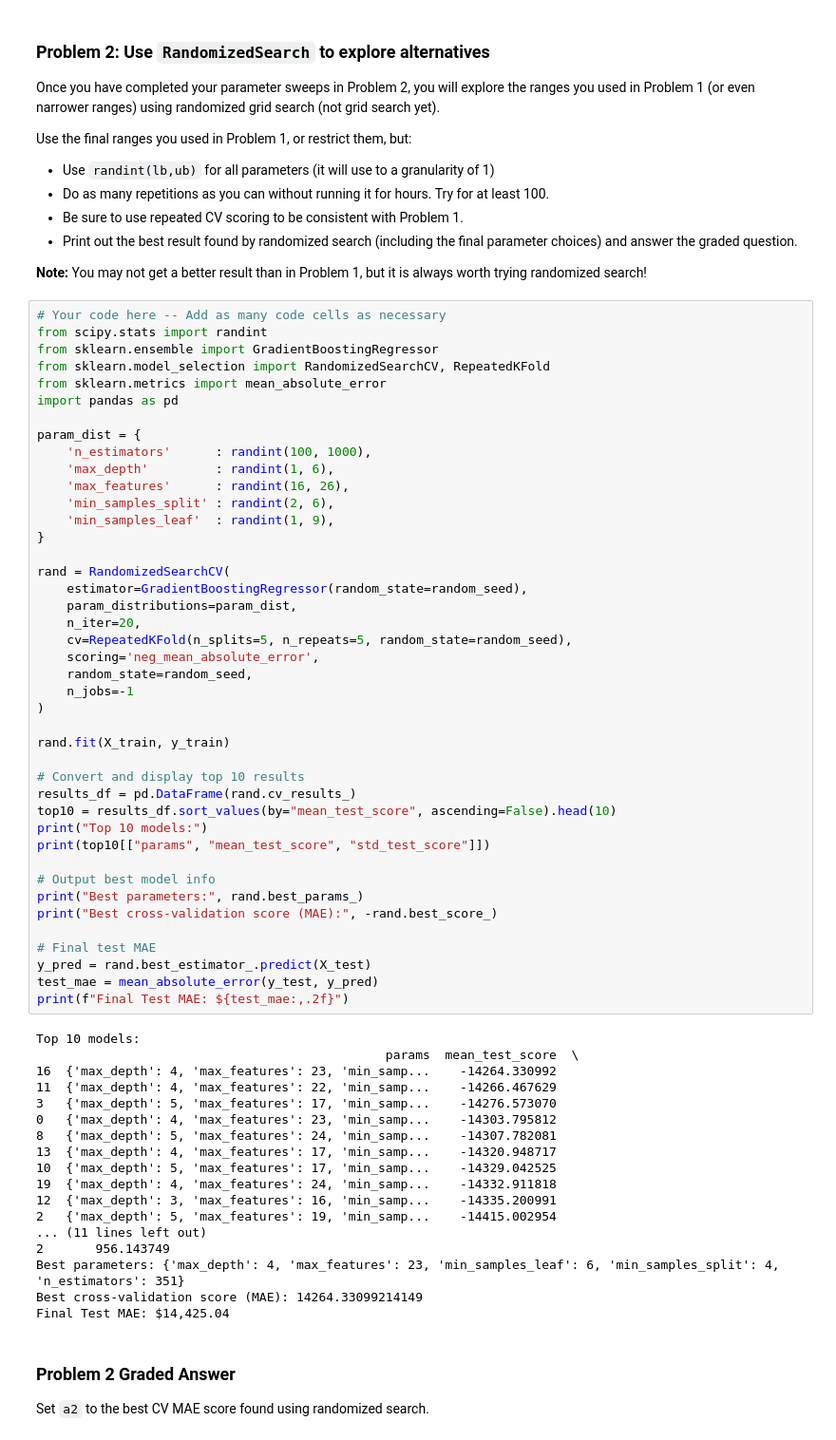
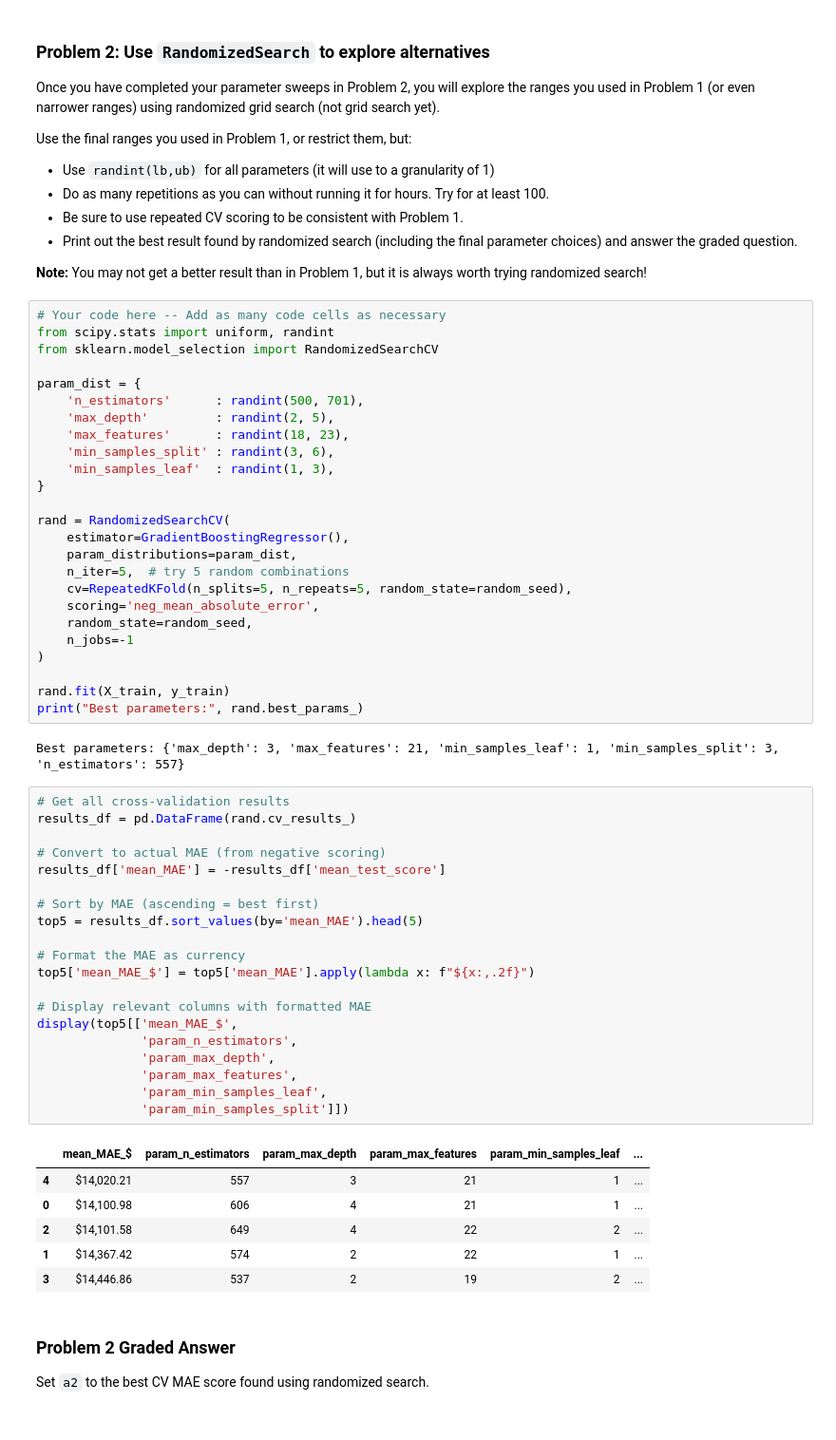
Before and after one commit to jydeleon/JazminRepo-603, a Jupyter notebook: Module-3-Assignments-main/Homework_07.ipynb, the cells around one changed output. Shown: that part at 95% size. Cells and saved outputs as stored; diff of their text form.

```diff
--- a/Module-3-Assignments-main/Homework_07.ipynb
+++ b/Module-3-Assignments-main/Homework_07.ipynb
@@ -672,24 +672,21 @@ Use the final ranges you used in Problem 1, or restrict them, but:
 **Note:** You may not get a better result than in Problem 1, but it is always worth trying randomized search!
 # %%
 # Your code here -- Add as many code cells as necessary
-from scipy.stats import randint
-from sklearn.ensemble import GradientBoostingRegressor
-from sklearn.model_selection import RandomizedSearchCV, RepeatedKFold
-from sklearn.metrics import mean_absolute_error
-import pandas as pd
+from scipy.stats import uniform, randint
+from sklearn.model_selection import RandomizedSearchCV
 
 param_dist = {
-    'n_estimators'      : randint(100, 1000),
-    'max_depth'         : randint(1, 6),
-    'max_features'      : randint(16, 26),
-    'min_samples_split' : randint(2, 6),
-    'min_samples_leaf'  : randint(1, 9),
+    'n_estimators'      : randint(500, 701),
+    'max_depth'         : randint(2, 5),
+    'max_features'      : randint(18, 23),
+    'min_samples_split' : randint(3, 6),
+    'min_samples_leaf'  : randint(1, 3),
 }
 
 rand = RandomizedSearchCV(
-    estimator=GradientBoostingRegressor(random_state=random_seed),
+    estimator=GradientBoostingRegressor(),
     param_distributions=param_dist,
-    n_iter=20,
+    n_iter=5,  # try 5 random combinations
     cv=RepeatedKFold(n_splits=5, n_repeats=5, random_state=random_seed),
     scoring='neg_mean_absolute_error',
     random_state=random_seed,
@@ -697,39 +694,36 @@ rand = RandomizedSearchCV(
 )
 
 rand.fit(X_train, y_train)
-
-# Convert and display top 10 results
-results_df = pd.DataFrame(rand.cv_results_)
-top10 = results_df.sort_values(by="mean_test_score", ascending=False).head(10)
-print("Top 10 models:")
-print(top10[["params", "mean_test_score", "std_test_score"]])
-
-# Output best model info
 print("Best parameters:", rand.best_params_)
-print("Best cross-validation score (MAE):", -rand.best_score_)
-
-# Final test MAE
-y_pred = rand.best_estimator_.predict(X_test)
-test_mae = mean_absolute_error(y_test, y_pred)
-print(f"Final Test MAE: ${test_mae:,.2f}")
 # %% [output]
-Top 10 models:
-                                               params  mean_test_score  \
-16  {'max_depth': 4, 'max_features': 23, 'min_samp...    -14264.330992
-11  {'max_depth': 4, 'max_features': 22, 'min_samp...    -14266.467629
-3   {'max_depth': 5, 'max_features': 17, 'min_samp...    -14276.573070
-0   {'max_depth': 4, 'max_features': 23, 'min_samp...    -14303.795812
-8   {'max_depth': 5, 'max_features': 24, 'min_samp...    -14307.782081
-13  {'max_depth': 4, 'max_features': 17, 'min_samp...    -14320.948717
-10  {'max_depth': 5, 'max_features': 17, 'min_samp...    -14329.042525
-19  {'max_depth': 4, 'max_features': 24, 'min_samp...    -14332.911818
-12  {'max_depth': 3, 'max_features': 16, 'min_samp...    -14335.200991
-2   {'max_depth': 5, 'max_features': 19, 'min_samp...    -14415.002954
-... (11 lines left out)
-2       956.143749
-Best parameters: {'max_depth': 4, 'max_features': 23, 'min_samples_leaf': 6, 'min_samples_split': 4, 'n_estimators': 351}
-Best cross-validation score (MAE): 14264.33099214149
-Final Test MAE: $14,425.04
+Best parameters: {'max_depth': 3, 'max_features': 21, 'min_samples_leaf': 1, 'min_samples_split': 3, 'n_estimators': 557}
+# %%
+# Get all cross-validation results
+results_df = pd.DataFrame(rand.cv_results_)
+
+# Convert to actual MAE (from negative scoring)
+results_df['mean_MAE'] = -results_df['mean_test_score']
+
+# Sort by MAE (ascending = best first)
+top5 = results_df.sort_values(by='mean_MAE').head(5)
+
+# Format the MAE as currency
+top5['mean_MAE_$'] = top5['mean_MAE'].apply(lambda x: f"${x:,.2f}")
+
+# Display relevant columns with formatted MAE
+display(top5[['mean_MAE_$',
+              'param_n_estimators',
+              'param_max_depth',
+              'param_max_features',
+              'param_min_samples_leaf',
+              'param_min_samples_split']])
+# %% [output]
+|  | mean_MAE_$ | param_n_estimators | param_max_depth | param_max_features | param_min_samples_leaf | ... |
+| 4 | $14,020.21 | 557 | 3 | 21 | 1 | ... |
+| 0 | $14,100.98 | 606 | 4 | 21 | 1 | ... |
+| 2 | $14,101.58 | 649 | 4 | 22 | 2 | ... |
+| 1 | $14,367.42 | 574 | 2 | 22 | 1 | ... |
+| 3 | $14,446.86 | 537 | 2 | 19 | 2 | ... |
 # %% [markdown]
 ### Problem 2 Graded Answer
 
```
Also changed, not shown: parts of 20 cells of this notebook.
